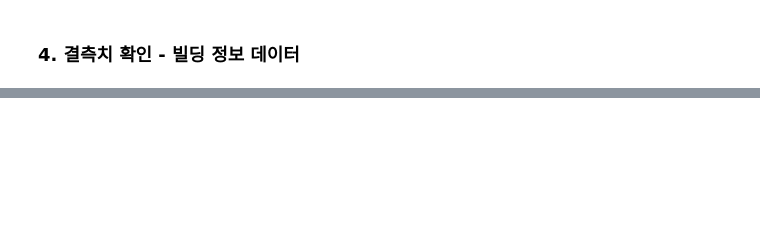
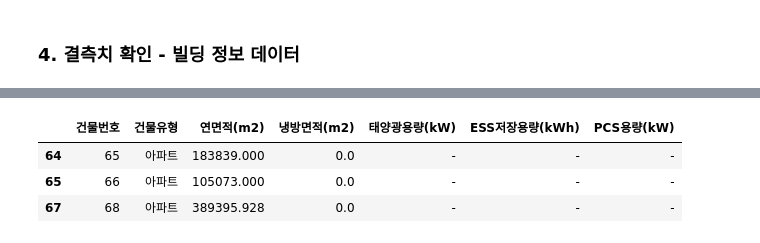
Before and after one commit to dongkieric98/-, a Jupyter notebook: electricity_EDA.ipynb, the cells around one changed output, grey strips where cells are left out. Saved outputs shown, nothing was run; the diff lists cells and outputs as text; code cells hidden in the pictures; blank space fills up the shorter version.

```diff
--- a/electricity_EDA.ipynb
+++ b/electricity_EDA.ipynb
@@ -57,0 +96,8 @@ Name: 건물번호, Length: 100, dtype: int64
+# %%
+# 냉방면적이 0인 행 출력
+building[building['냉방면적(m2)'] == 0]
+# %% [output]
+|  | 건물번호 | 건물유형 | 연면적(m2) | 냉방면적(m2) | 태양광용량(kW) | ESS저장용량(kWh) | PCS용량(kW) |
+| 64 | 65 | 아파트 | 183839.000 | 0.0 | - | - | - |
+| 65 | 66 | 아파트 | 105073.000 | 0.0 | - | - | - |
+| 67 | 68 | 아파트 | 389395.928 | 0.0 | - | - | - |
```
Also changed, not shown: parts of 5 cells of this notebook, 1 other file.
